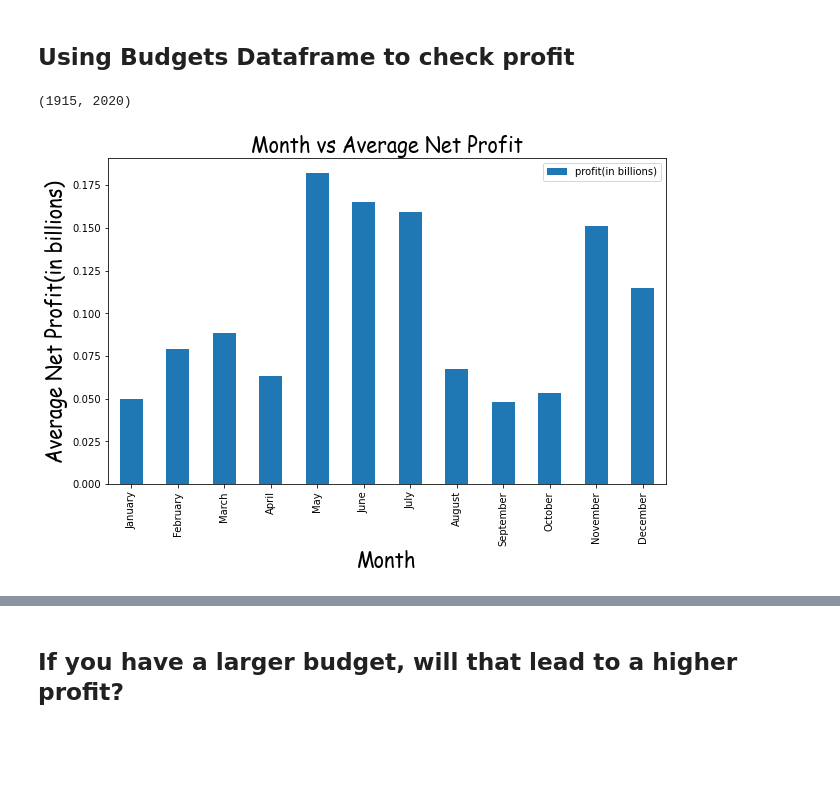
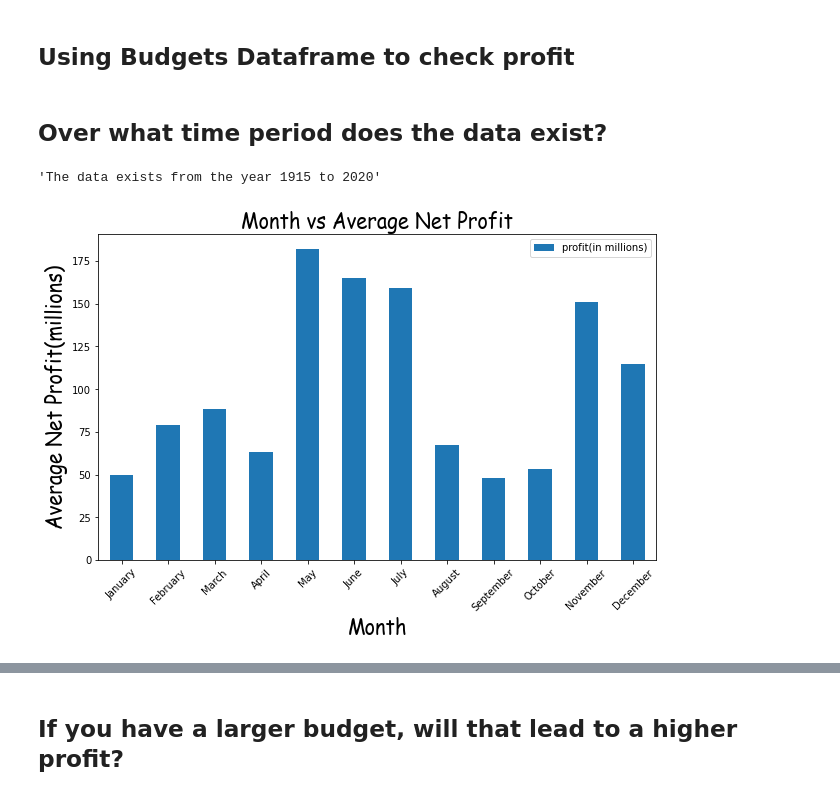
Before and after one commit to andrewkoji/Phase-1-Project---Movie-Analysis, a Jupyter notebook: Movie_Analysis.ipynb, the cells around one changed output, grey strips where cells are left out. Cells and saved outputs as stored; diff of their text form; code cells hidden in the pictures; blank space fills up the shorter version.

```diff
--- a/Movie_Analysis.ipynb
+++ b/Movie_Analysis.ipynb
@@ -322,12 +357,14 @@ The chart shows more significant revenue during the months of November and Decem
 The chart shows more significant revenue during the months of November and December, as well as June and also February. What is surprising is the revenue during May, which is expected to be higher due to "Star Wars Day" on May 4th.
 # %% [markdown]
 ## Using Budgets Dataframe to check profit
+# %% [markdown]
+## Over what time period does the data exist?
 # %%
 budgets['year'] = budgets['release_date'].astype(str).apply(lambda x: x[-4:]).astype(int)
-# %%
-min(budgets['year']), max(budgets['year'])
-# %% [output]
-(1915, 2020)
+# %%
+'The data exists from the year {} to {}'.format(int(min(budgets['year'])), int(max(budgets['year'])))
+# %% [output]
+'The data exists from the year 1915 to 2020'
 # %%
 budgets = pd.read_csv('tn.movie_budgets.csv.gz')
 
@@ -340,7 +377,7 @@ budgets['production_budget'] = budgets['production_budget'].str.replace("$","").
 budgets['total_gross'] = budgets['domestic_gross'] + budgets['worldwide_gross']
 
 #converting to billions
-budgets['profit(in billions)'] = (budgets['total_gross'] - budgets['production_budget']) / 1000000000
+budgets['profit(in millions)'] = (budgets['total_gross'] - budgets['production_budget']) / 1000000
 
 #slicing month number
 budgets['month'] = budgets['release_date'].apply(lambda x: x[0:3])
@@ -364,13 +401,13 @@ budgets['month'] = budgets['month'].apply(lambda x: 'January' if x=='Jan'\
                                                          else x)
 
 #quick reformat to make nicer names to plot
-budgets['budget'] = budgets['production_budget'] / 1000000000
-budgets['profit'] = budgets['profit(in billions)']
-budgets['total_gross(in billions)'] = budgets['total_gross']  / 1000000000
+budgets['budget'] = budgets['production_budget'] / 1000000
+budgets['profit'] = budgets['profit(in millions)']
+budgets['total_gross(in millions)'] = budgets['total_gross']  / 1000000
 budgets['% of budget'] = (budgets['profit'] / budgets['budget'])*100
 # %%
 #grouping dataframe by month and average profit per month
-monthly = budgets.groupby('month')['profit(in billions)'].mean().reset_index()
+monthly = budgets.groupby('month')['profit(in millions)'].mean().reset_index()
 
 #assigning month number to sort the months
 monthly['month_no'] = monthly['month'].apply(lambda x: 1 if x=='January'\
@@ -391,13 +428,14 @@ monthly['month_no'] = monthly['month'].apply(lambda x: 1 if x=='January'\
 monthly = monthly.sort_values('month_no')
 # %%
 #create bar chart for average profit by month
-monthly.plot(x='month',y='profit(in billions)', kind='bar',figsize=(10,6))
+monthly.plot(x='month',y='profit(in millions)', kind='bar',figsize=(10,6))
 plt.title('Month vs Average Net Profit', size=20, **csfont)
-plt.ylabel('Average Net Profit(in billions)',size=20, **csfont)
+plt.ylabel('Average Net Profit(millions)',size=20, **csfont)
 plt.xlabel('Month',size=20,**csfont)
+plt.xticks(rotation = 45)
 plt.savefig("Bar_chart_month_profit.jpeg",bbox_inches='tight') #save as jpg
 # %% [output]
-[figure, old version]
+[figure, new version]
 # %%
 #create bar chart for average profit by month
 #assigning month number to sort the months
```
Also changed, not shown: parts of 22 cells of this notebook.
